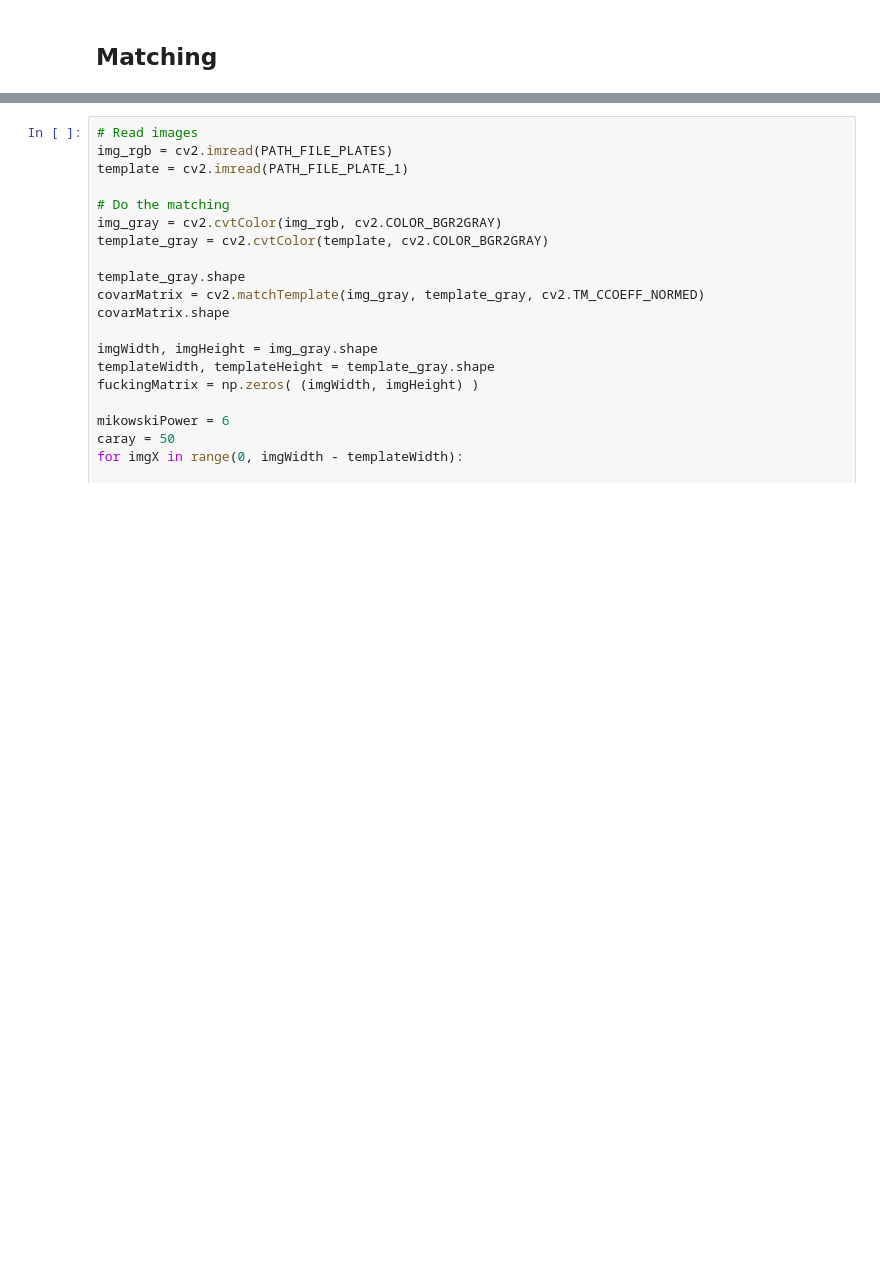
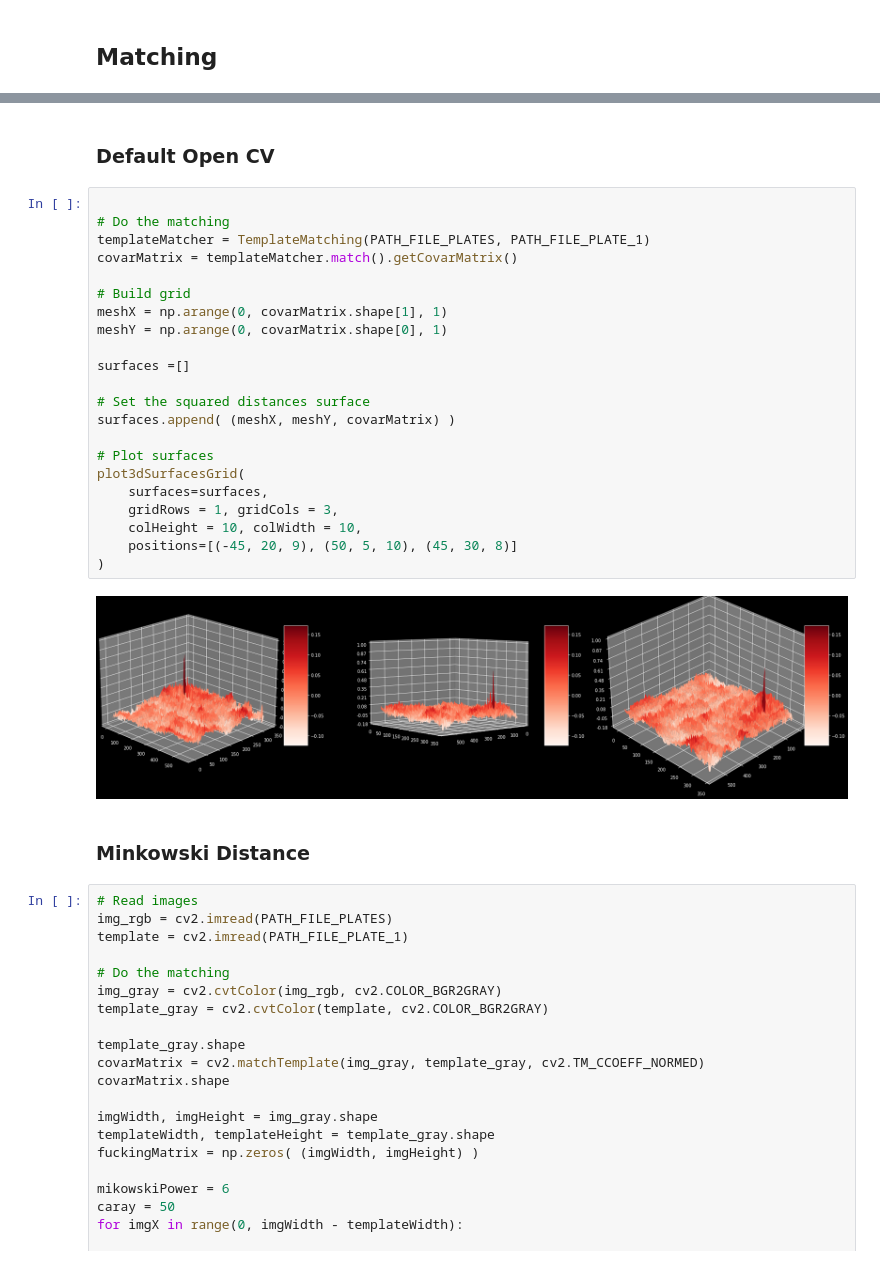
Before and after one commit to hjcostabr76/ml, a Jupyter notebook: cv/template-matching/nb_template_matching_plates.ipynb, the cells around one changed output, grey strips where cells are left out. Drawn from its saved outputs; the diff is of its cells as text; blank space fills up the shorter version.

```diff
--- a/cv/template-matching/nb_template_matching_plates.ipynb
+++ b/cv/template-matching/nb_template_matching_plates.ipynb
@@ -209,3 +135,31 @@ for i in range(0, x.shape[0]):
+# %% [markdown]
+### Default Open CV
+# %%
+
+# Do the matching
+templateMatcher = TemplateMatching(PATH_FILE_PLATES, PATH_FILE_PLATE_1)
+covarMatrix = templateMatcher.match().getCovarMatrix()
+
+# Build grid
+meshX = np.arange(0, covarMatrix.shape[1], 1)
+meshY = np.arange(0, covarMatrix.shape[0], 1)
+
+surfaces =[]
+
+# Set the squared distances surface
+surfaces.append( (meshX, meshY, covarMatrix) )
+
+# Plot surfaces
+plot3dSurfacesGrid(
+    surfaces=surfaces,
+    gridRows = 1, gridCols = 3,
+    colHeight = 10, colWidth = 10,
+    positions=[(-45, 20, 9), (50, 5, 10), (45, 30, 8)]
+)
+# %% [output]
+[figure, added]
+# %% [markdown]
+### Minkowski Distance
 # %%
 # Read images
 img_rgb = cv2.imread(PATH_FILE_PLATES)
```
Also changed, not shown: parts of 2 cells of this notebook.
